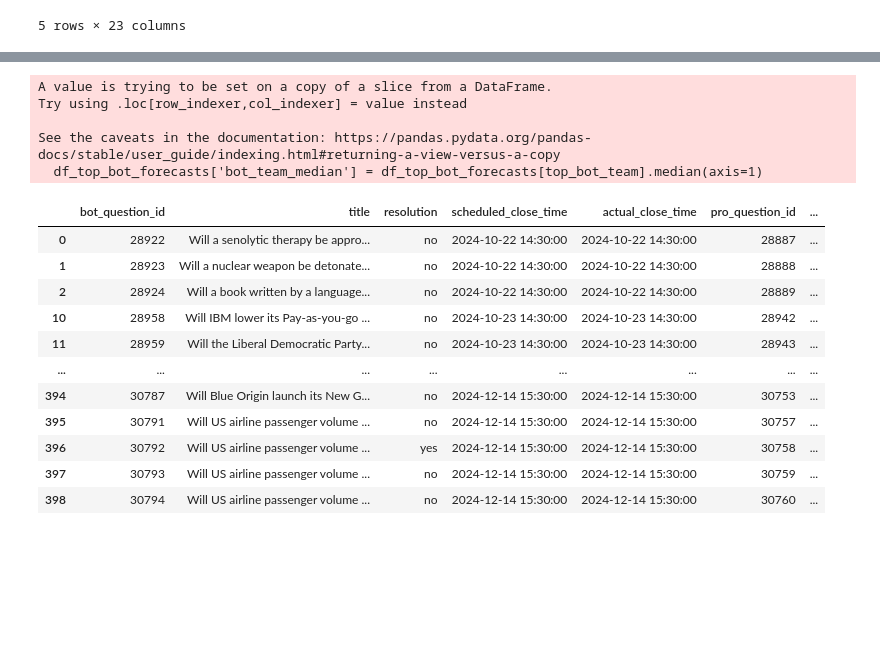
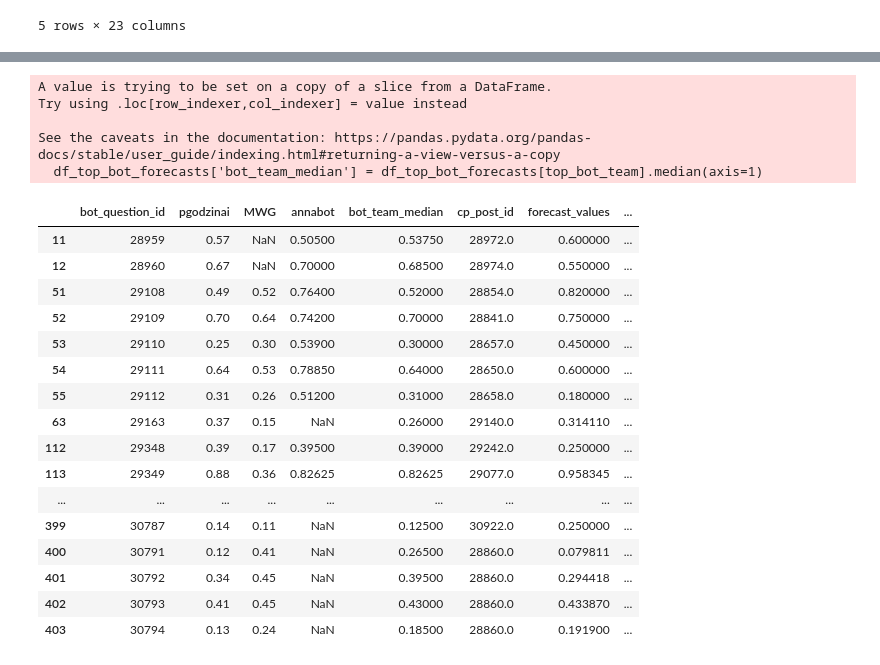
Before and after one commit to Metaculus/aib-analysis, a Jupyter notebook: AI_BENCHMARKING_ANALYSIS.ipynb, the cells around one changed output, grey strips where cells are left out. Cells and saved outputs as stored; diff of their text form; code cells hidden in the pictures; blank space fills up the shorter version.

```diff
--- a/AI_BENCHMARKING_ANALYSIS.ipynb
+++ b/AI_BENCHMARKING_ANALYSIS.ipynb
@@ -1193,7 +1259,7 @@ def calculate_t_test(df_input, bot_list, weight_col='question_weight'):
 
     # Format p-values as percentages
     df_W_leaderboard['p_value'] = df_W_leaderboard['p_value'].apply(
-        lambda x: f"{x*100:.4f}%" if pd.notnull(x) else "NA"
+        lambda x: f"{x:.6f}" if pd.notnull(x) else "NA"
     )
 
     # Round other columns
@@ -2263,3 +2388,12 @@ if problematic_idx is not None:
        'Moderate (or medium or equivalent)',
        'High (or above such as Very High)'
    ]
+# %%
+groups_exploded = groups.explode(['options', 'forecast_values'])
+groups_exploded['options'] = groups_exploded['options'].str.strip('"')
+
+mask = groups_exploded['question_title'].str.contains('Will Joe Biden sign', case=False, na=False)
+groups_exploded.loc[mask, 'threshold'] = groups_exploded.loc[mask, 'question_title'].str.extract(r'(\d+)')[0]
+
+## Let's see those Joe Biden rows
+groups_exploded[groups_exploded['question_title'].str.contains('Will Joe Biden sign', case=False)]
@@ -2385,8 +2559,8 @@ thresholds = {
    30583: ('greater', 7400),    # CAC 40
    30584: ('complicated', 0.0), # CAC 40
    30585: ('less', 7200),       # CAC 40
-   29462: ('greater', 2000),    # Influenza hospitalizations
-   29462: ('greater', 2000),     # Influenza hospitalizations
+   29462: ('complicated', 2000),    # Influenza hospitalizations
+   29462: ('complicated', 2000),     # Influenza hospitalizations
    30791: ('greater', 19),      # Airline passengers
    30792: ('complicated', 0.0),      # Airline passengers
    30793: ('complicated', 0.0),         # Airline passengers
@@ -3281,0 +3421,5 @@ weighted_scores_print
+# %%
+# Index of top bot team from weighted_scores_print?
+winning_bot_team_size = weighted_scores_print.sort_values(by='Weighted_Baseline_Score_for_Bot_Team_Median', ascending=False).head(1)['Bot_Team_Size'].values[0]
+top_bot_team = top_10_bots[:winning_bot_team_size]
+top_bot_team
@@ -3282,63 +3438,57 @@ weighted_scores_print
 # %%
-# @title Weighted team-vs-pro
+# @title Weighted team-vs-cp
 
 # We have our top bot team members.
-# Calculate their median forecast on the pro_bot questions.
 # Create df with bot_question_id, forecasts, resolution, weights
-# Calculate the head-to-head score
+# Calculate the head-to-head scores
 
 df_top_bot_forecasts = df_bot_forecasts[['bot_question_id'] + top_bot_team]
 df_top_bot_forecasts['bot_team_median'] = df_top_bot_forecasts[top_bot_team].median(axis=1)
 
-df_pro_median = df_pro_forecasts[['pro_question_id', 'pro_median']]
+df_cp = df_top_bot_pro_cp_forecasts[['cp_post_id', 'bot_question_id', 'forecast_values', 'resolution', 'question_weight']]
 
-df_top_bot_pro_forecasts = pd.merge(
-    df_pro_bot_resolved_questions,
-    df_top_bot_forecasts[['bot_question_id', 'bot_team_median']],
+df_top_bot_cp_forecasts = pd.merge(
+    df_top_bot_forecasts,
+    df_cp,
     on='bot_question_id',
     how='left'
 )
 
-df_top_bot_pro_forecasts = pd.merge(
-    df_top_bot_pro_forecasts,
-    df_pro_median,
-    on='pro_question_id',
-    how='left'
-)
-
-# Copy with union (not just overlapping questions)
-df_top_bot_pro_forecasts_all = df_top_bot_pro_forecasts.copy()
-
 # Filter to only those rows where pro_median is not NA
-df_top_bot_pro_forecasts = df_top_bot_pro_forecasts.dropna(subset=['pro_median'])
+df_top_bot_cp_forecasts = df_top_bot_cp_forecasts.dropna(subset=['forecast_values'])
 
 def calculate_head_to_head(row):
-    if row['resolution'] == 'yes':
-        return 100* np.log(row['bot_team_median'] / row['pro_median'])
-    elif row['resolution'] == 'no':
-        return 100* np.log((1 - row['bot_team_median']) / (1 - row['pro_median']))
+    if row['resolution'] == 1.0:
+        return 100* np.log(row['bot_team_median'] / row['forecast_values'])
+    elif row['resolution'] == 0.0:
+        return 100* np.log((1 - row['bot_team_median']) / (1 - row['forecast_values']))
     else:
         return np.nan
 
 # Add the head_to_head column
-df_top_bot_pro_forecasts['head_to_head'] = df_top_bot_pro_forecasts.apply(calculate_head_to_head, axis=1)
+df_top_bot_cp_forecasts['head_to_head'] = df_top_bot_cp_forecasts.apply(calculate_head_to_head, axis=1)
 
-df_top_bot_pro_forecasts
+df_top_bot_cp_forecasts
 # %% [output]
 A value is trying to be set on a copy of a slice from a DataFrame.
 Try using .loc[row_indexer,col_indexer] = value instead
 
 See the caveats in the documentation: https://pandas.pydata.org/pandas-docs/stable/user_guide/indexing.html#returning-a-view-versus-a-copy
   df_top_bot_forecasts['bot_team_median'] = df_top_bot_forecasts[top_bot_team].median(axis=1)
-|  | bot_question_id | title | resolution | scheduled_close_time | actual_close_time | pro_question_id | ... |
-| 0 | 28922 | Will a senolytic therapy be appro... | no | 2024-10-22 14:30:00 | 2024-10-22 14:30:00 | 28887 | ... |
-| 1 | 28923 | Will a nuclear weapon be detonate... | no | 2024-10-22 14:30:00 | 2024-10-22 14:30:00 | 28888 | ... |
-| 2 | 28924 | Will a book written by a language... | no | 2024-10-22 14:30:00 | 2024-10-22 14:30:00 | 28889 | ... |
-| 10 | 28958 | Will IBM lower its Pay-as-you-go ... | no | 2024-10-23 14:30:00 | 2024-10-23 14:30:00 | 28942 | ... |
-| 11 | 28959 | Will the Liberal Democratic Party... | no | 2024-10-23 14:30:00 | 2024-10-23 14:30:00 | 28943 | ... |
-| ... | ... | ... | ... | ... | ... | ... | ... |
-| 394 | 30787 | Will Blue Origin launch its New G... | no | 2024-12-14 15:30:00 | 2024-12-14 15:30:00 | 30753 | ... |
-| 395 | 30791 | Will US airline passenger volume ... | no | 2024-12-14 15:30:00 | 2024-12-14 15:30:00 | 30757 | ... |
-| 396 | 30792 | Will US airline passenger volume ... | yes | 2024-12-14 15:30:00 | 2024-12-14 15:30:00 | 30758 | ... |
-| 397 | 30793 | Will US airline passenger volume ... | no | 2024-12-14 15:30:00 | 2024-12-14 15:30:00 | 30759 | ... |
-| 398 | 30794 | Will US airline passenger volume ... | no | 2024-12-14 15:30:00 | 2024-12-14 15:30:00 | 30760 | ... |
+|  | bot_question_id | pgodzinai | MWG | annabot | bot_team_median | cp_post_id | forecast_values | ... |
+| 11 | 28959 | 0.57 | NaN | 0.50500 | 0.53750 | 28972.0 | 0.600000 | ... |
+| 12 | 28960 | 0.67 | NaN | 0.70000 | 0.68500 | 28974.0 | 0.550000 | ... |
+| 51 | 29108 | 0.49 | 0.52 | 0.76400 | 0.52000 | 28854.0 | 0.820000 | ... |
+| 52 | 29109 | 0.70 | 0.64 | 0.74200 | 0.70000 | 28841.0 | 0.750000 | ... |
+| 53 | 29110 | 0.25 | 0.30 | 0.53900 | 0.30000 | 28657.0 | 0.450000 | ... |
+| 54 | 29111 | 0.64 | 0.53 | 0.78850 | 0.64000 | 28650.0 | 0.600000 | ... |
+| 55 | 29112 | 0.31 | 0.26 | 0.51200 | 0.31000 | 28658.0 | 0.180000 | ... |
+| 63 | 29163 | 0.37 | 0.15 | NaN | 0.26000 | 29140.0 | 0.314110 | ... |
+| 112 | 29348 | 0.39 | 0.17 | 0.39500 | 0.39000 | 29242.0 | 0.250000 | ... |
+| 113 | 29349 | 0.88 | 0.36 | 0.82625 | 0.82625 | 29077.0 | 0.958345 | ... |
+| ... | ... | ... | ... | ... | ... | ... | ... | ... |
+| 399 | 30787 | 0.14 | 0.11 | NaN | 0.12500 | 30922.0 | 0.250000 | ... |
+| 400 | 30791 | 0.12 | 0.41 | NaN | 0.26500 | 28860.0 | 0.079811 | ... |
+| 401 | 30792 | 0.34 | 0.45 | NaN | 0.39500 | 28860.0 | 0.294418 | ... |
+| 402 | 30793 | 0.41 | 0.45 | NaN | 0.43000 | 28860.0 | 0.433870 | ... |
+| 403 | 30794 | 0.13 | 0.24 | NaN | 0.18500 | 28860.0 | 0.191900 | ... |
```
Also changed, not shown: parts of 52 cells of this notebook, 7 other files.
